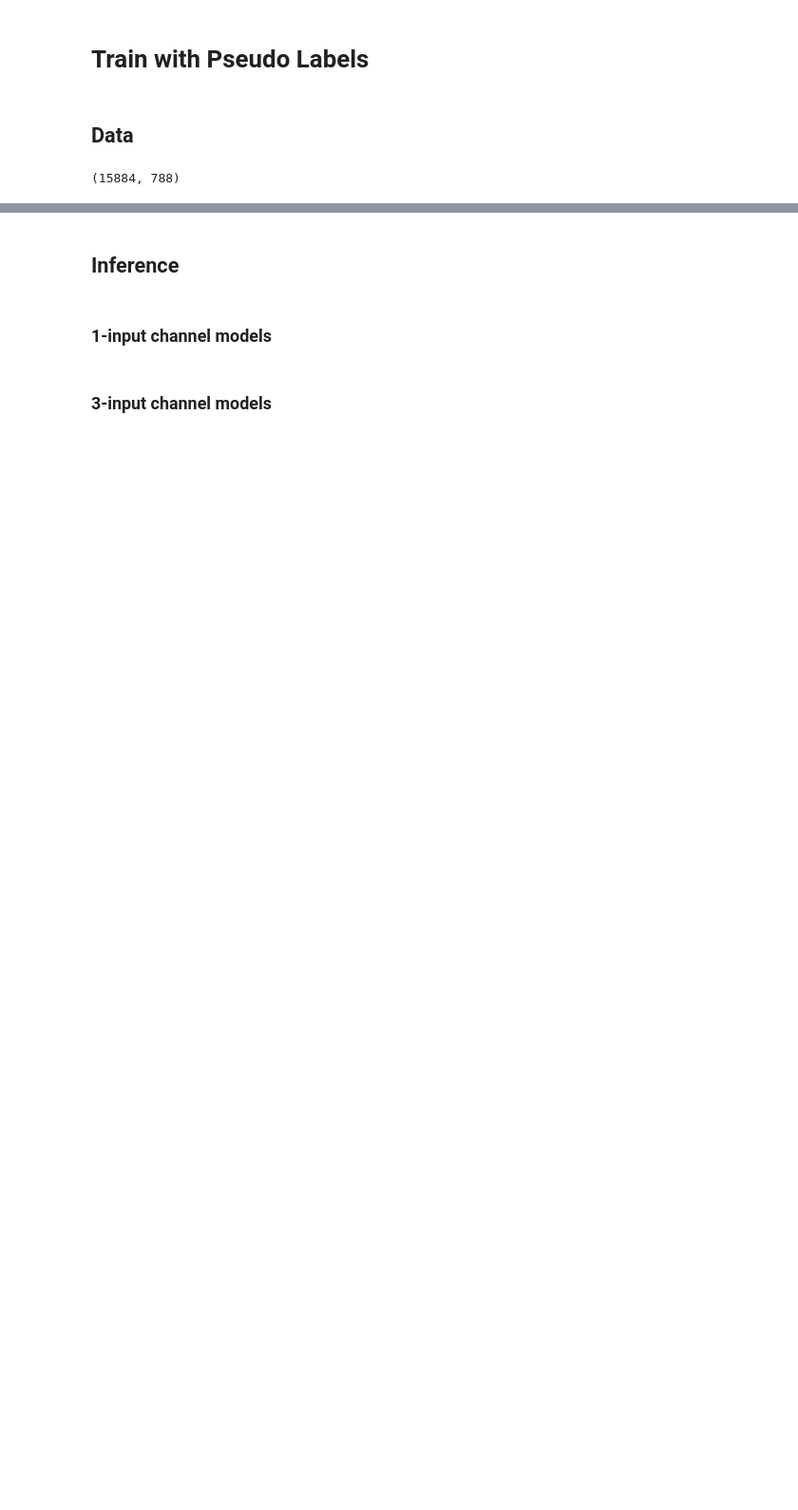
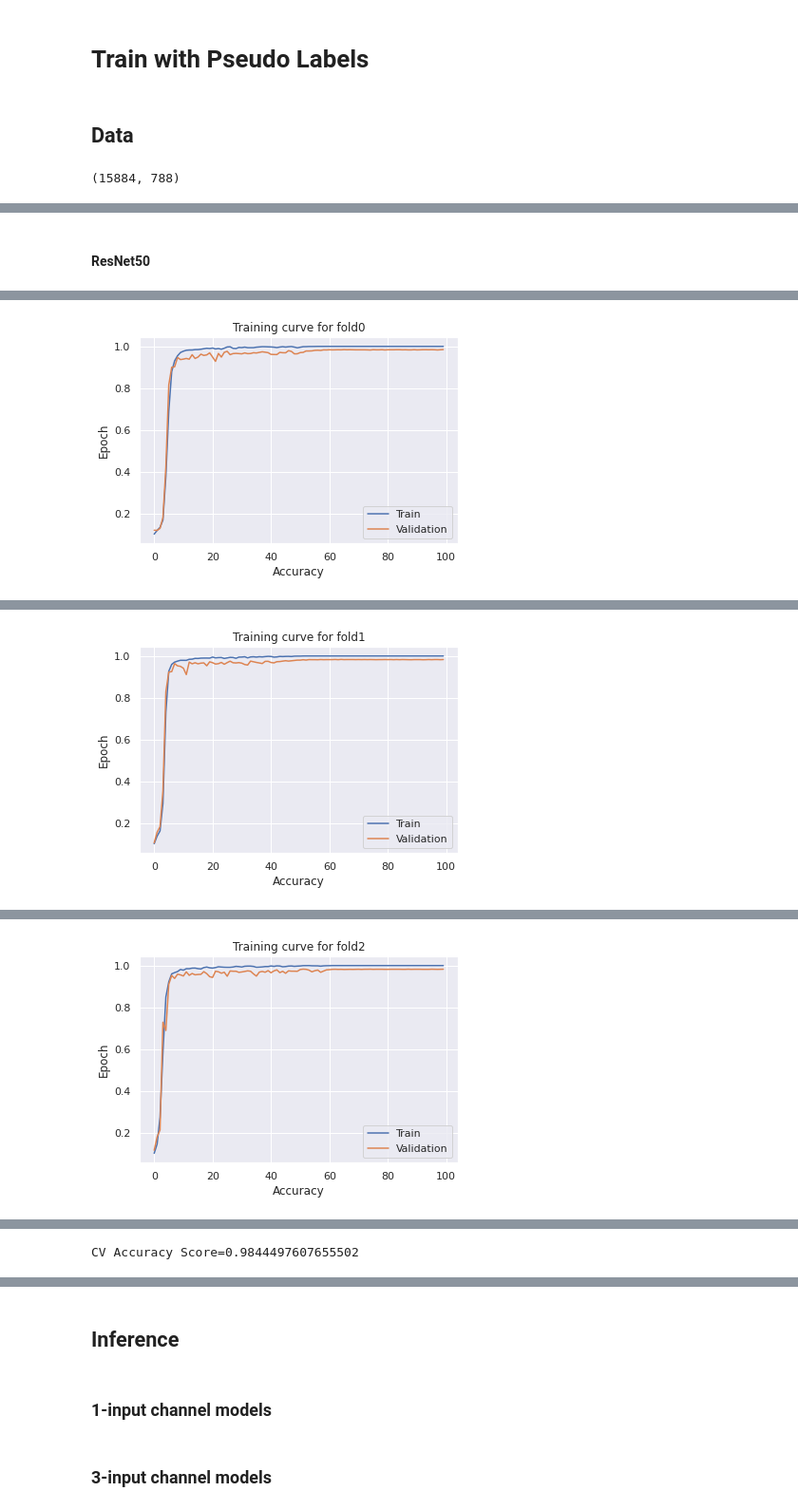
Before and after one commit to giwankim/emnist, a Jupyter notebook: notebooks/11-train-folds.ipynb, the cells around one changed output, grey strips where cells are left out. Shown at 95% size. Drawn from its saved outputs; the diff is of its cells as text; code cells hidden in the pictures; blank space fills up the shorter version.

```diff
--- a/notebooks/11-train-folds.ipynb
+++ b/notebooks/11-train-folds.ipynb
@@ -1004,0 +657,16 @@ gc.collect()
+# %% [markdown]
+#### ResNet50
+# %%
+# Training Parameters
+lr = 0.1
+epochs = 100
+model_name = "resnet50"
+optim_name = "radam"
+checkpoint = f"./checkpoints/{model_name}-{optim_name}-lr{lr}"
+
+# k-fold
+oof, targs = run(model_name, optim_name, epochs, lr, checkpoint, label_smooth=True)
+preds = np.argmax(oof, axis=1)
+accuracy = metrics.accuracy_score(targs, preds)
+print(f"CV Accuracy Score={accuracy}")
+# %% [output]
@@ -1004,0 +684 @@ gc.collect()
+[figure, added]
@@ -1004,0 +696 @@ gc.collect()
+[figure, added]
@@ -1004,0 +708 @@ gc.collect()
+[figure, added]
@@ -1004,0 +733 @@ gc.collect()
+CV Accuracy Score=0.9844497607655502
```
Also changed, not shown: parts of 92 cells of this notebook.
